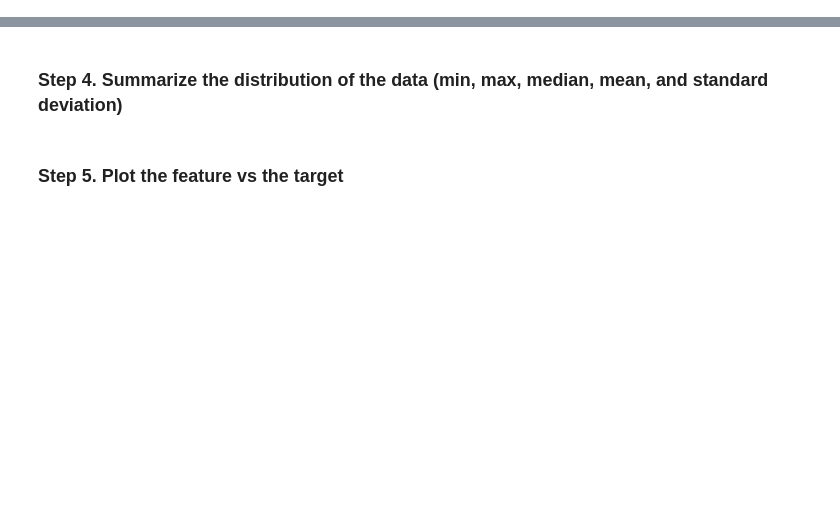
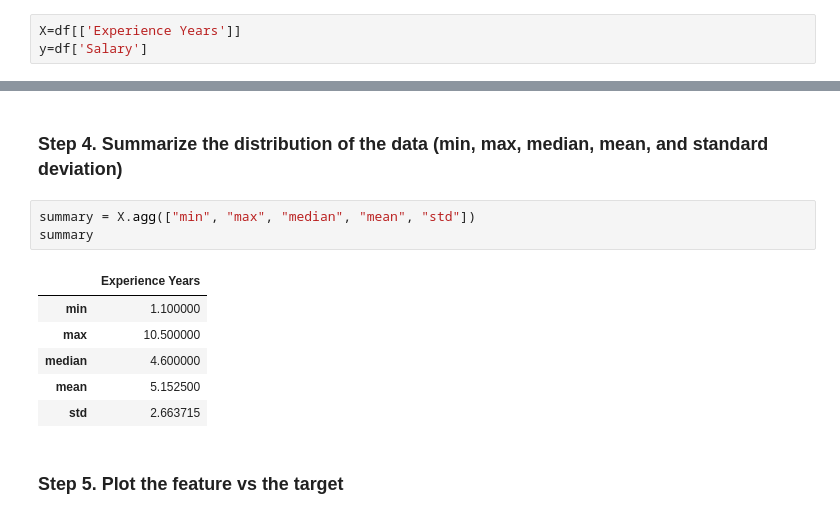
Before and after one commit to Sarai1i/Sadaia_AI, a Jupyter notebook: Student/Exercises/Week3/EX2.ipynb, the cells around one changed output, grey strips where cells are left out. Saved outputs shown, nothing was run; the diff lists cells and outputs as text; blank space fills up the shorter version.

```diff
--- a/Student/Exercises/Week3/EX2.ipynb
+++ b/Student/Exercises/Week3/EX2.ipynb
@@ -20,4 +22,7 @@ import sklearn
 # %% [markdown]
 ### Step 2.a Assign variables `X` to the features and `y` to the target
+# %%
+X=df[['Experience Years']]
+y=df['Salary']
 # %% [markdown]
 ### Step 2.b print the type of each
@@ -28,4 +63,14 @@ import sklearn
 # %% [markdown]
 ### Step 4. Summarize the distribution of the data (min, max, median, mean, and standard deviation)
+# %%
+summary = X.agg(["min", "max", "median", "mean", "std"])
+summary
+# %% [output]
+|  | Experience Years |
+| min | 1.100000 |
+| max | 10.500000 |
+| median | 4.600000 |
+| mean | 5.152500 |
+| std | 2.663715 |
 # %% [markdown]
 ### Step 5. Plot the feature vs the target
```
Also changed, not shown: parts of 19 cells of this notebook, 1 other file.
